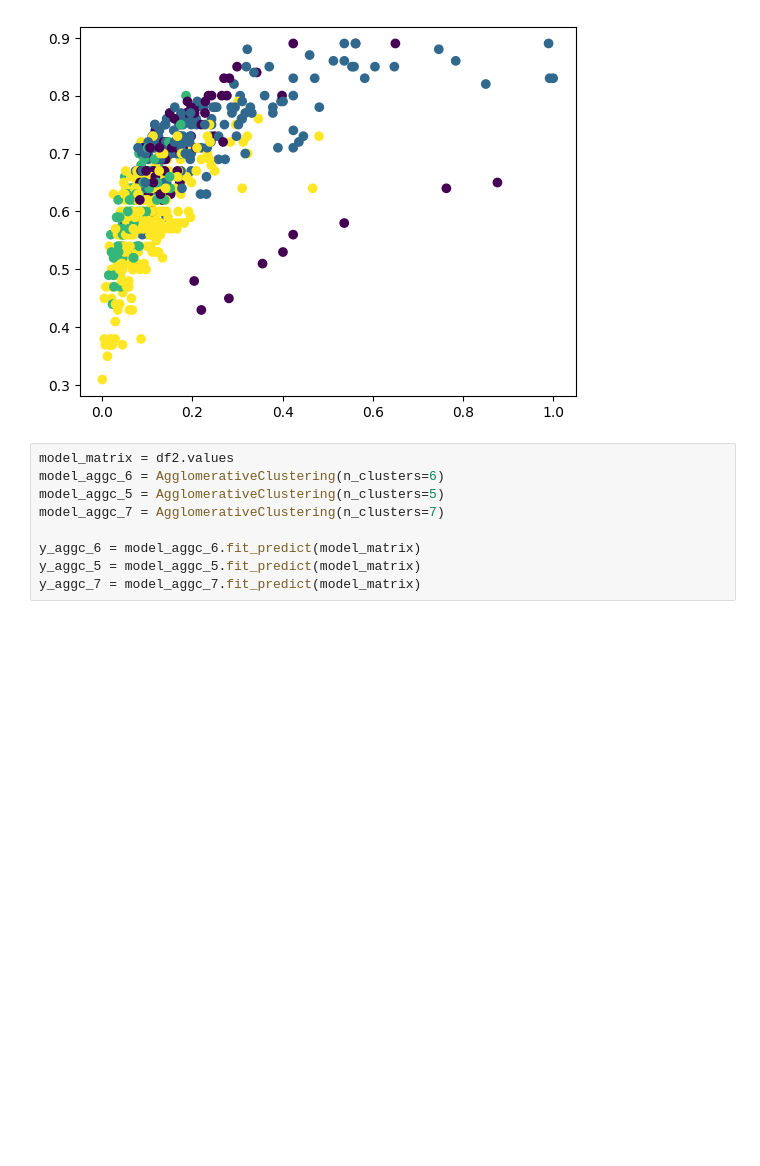
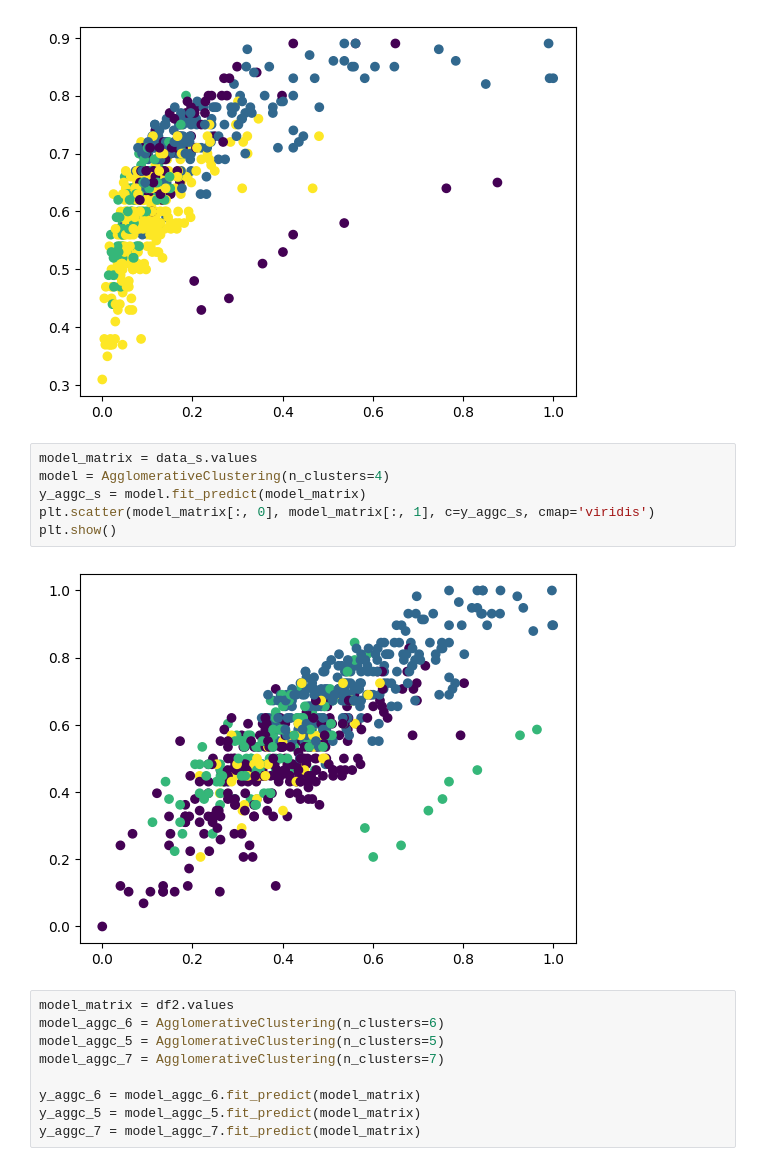
Before and after one commit to fantasy2fry/brand-laptops-clustering-ml, a Jupyter notebook: src/feature_engineering/Jan.ipynb, the cells around one changed output. Saved outputs shown, nothing was run; the diff lists cells and outputs as text; blank space fills up the shorter version.

```diff
--- a/src/feature_engineering/Jan.ipynb
+++ b/src/feature_engineering/Jan.ipynb
@@ -318,6 +318,14 @@ plt.scatter(model_matrix[:, 0], model_matrix[:, 1], c=y_aggc, cmap='viridis')
 plt.show()
 # %% [output]
 [figure]
+# %%
+model_matrix = data_s.values
+model = AgglomerativeClustering(n_clusters=4)
+y_aggc_s = model.fit_predict(model_matrix)
+plt.scatter(model_matrix[:, 0], model_matrix[:, 1], c=y_aggc_s, cmap='viridis')
+plt.show()
+# %% [output]
+[figure, added]
 # %%
 model_matrix = df2.values
 model_aggc_6 = AgglomerativeClustering(n_clusters=6)
```
Also changed, not shown: parts of 20 cells of this notebook.
